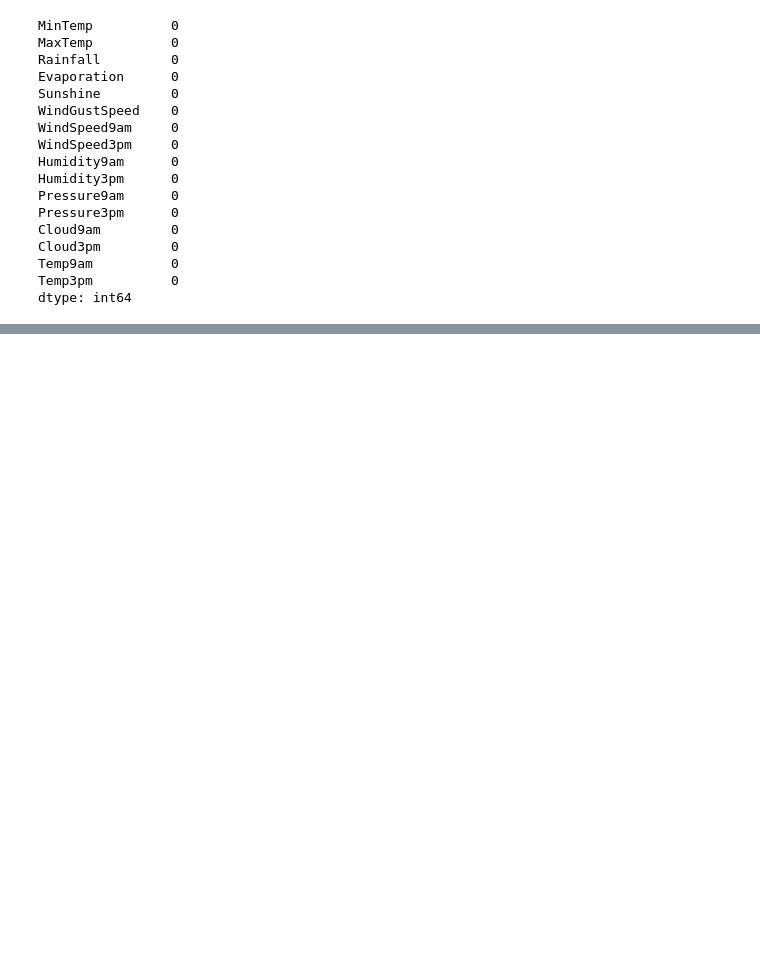
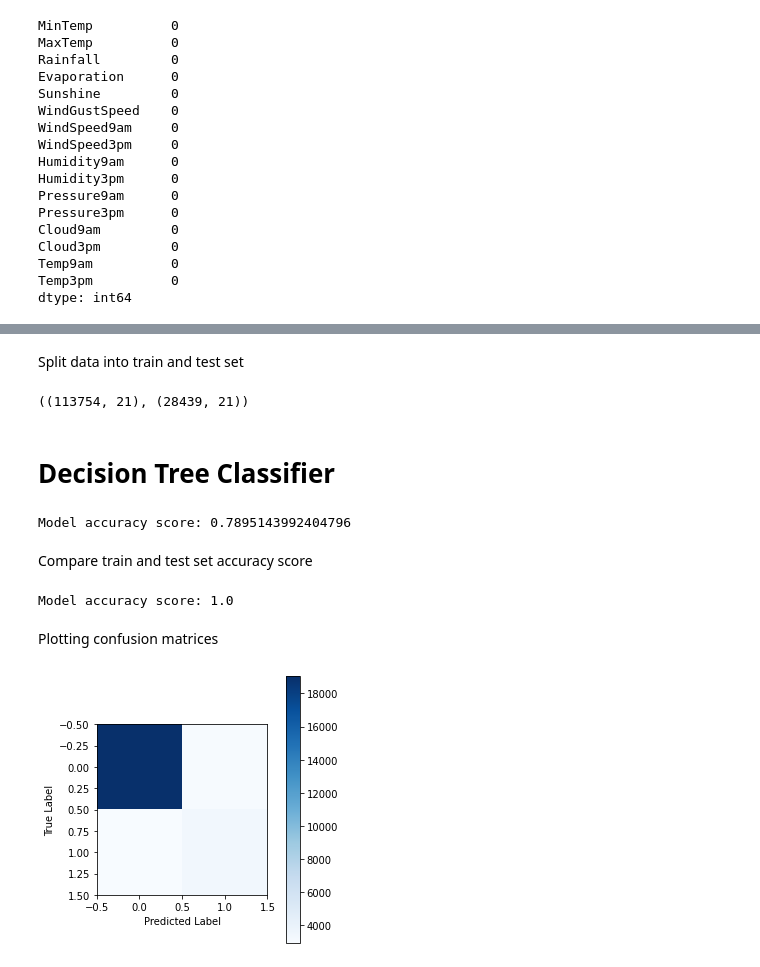
Before and after one commit to medzz123/intro-ai-coursework, a Jupyter notebook: coursework.ipynb, the cells around one changed output, grey strips where cells are left out. Saved outputs shown, nothing was run; the diff lists cells and outputs as text; code cells hidden in the pictures; blank space fills up the shorter version.

Commit message:
Decission tree and Logistic Regression Model

```diff
--- a/coursework.ipynb
+++ b/coursework.ipynb
@@ -317,0 +324,4 @@ Now theres no null values anymore.
+# %%
+df = df.apply(LabelEncoder().fit_transform)
+
+df.head()
@@ -317,0 +335,46 @@ Now theres no null values anymore.
+# %% [markdown]
+Split data into train and test set
+# %%
+y = df[target]
+X = df.drop([target], axis=1)
+X_train, X_test, y_train, y_test = train_test_split(X, y, test_size = 0.2, random_state = 0)
+X_train.shape, X_test.shape
+# %% [output]
+((113754, 21), (28439, 21))
+# %% [markdown]
+# Decision Tree Classifier
+# %%
+tree = DecisionTreeClassifier(criterion = 'entropy').fit(X_train,y_train)
+
+y_pred_test = tree.predict(X_test)
+
+score = accuracy_score(y_test, y_pred_test)
+
+print(f'Model accuracy score: {score}')
+# %% [output]
+Model accuracy score: 0.7895143992404796
+# %% [markdown]
+Compare train and test set accuracy score
+# %%
+y_pred_train = tree.predict(X_train)
+
+score2 = accuracy_score(y_train, y_pred_train)
+
+print(f'Model accuracy score: {score2}')
+# %% [output]
+Model accuracy score: 1.0
+# %% [markdown]
+Plotting confusion matrices
+# %%
+def plot_confusion_matrix(cm):
+  plt.imshow(cm, interpolation='nearest', cmap=plt.cm.Blues)
+  plt.colorbar(fraction=0.5)
+  plt.tight_layout()
+  plt.ylabel('True Label')
+  plt.xlabel('Predicted Label')
+# %%
+cm = confusion_matrix(y_test, y_pred_test)
+
+plot_confusion_matrix(cm)
+# %% [output]
+[figure, added]
```
Also changed, not shown: parts of 10 cells of this notebook.
